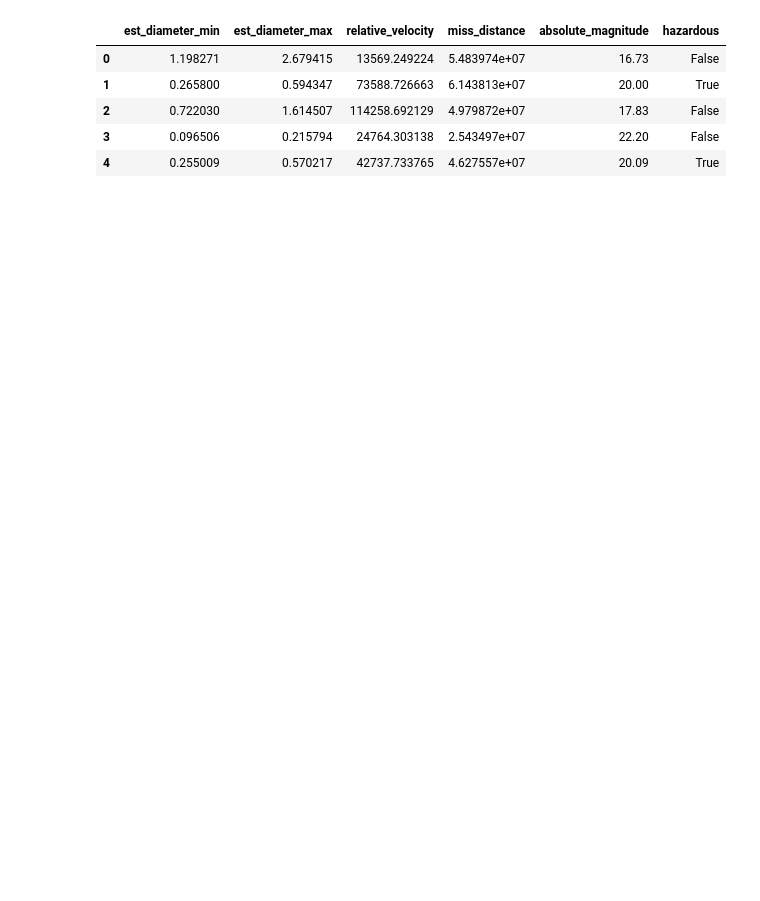
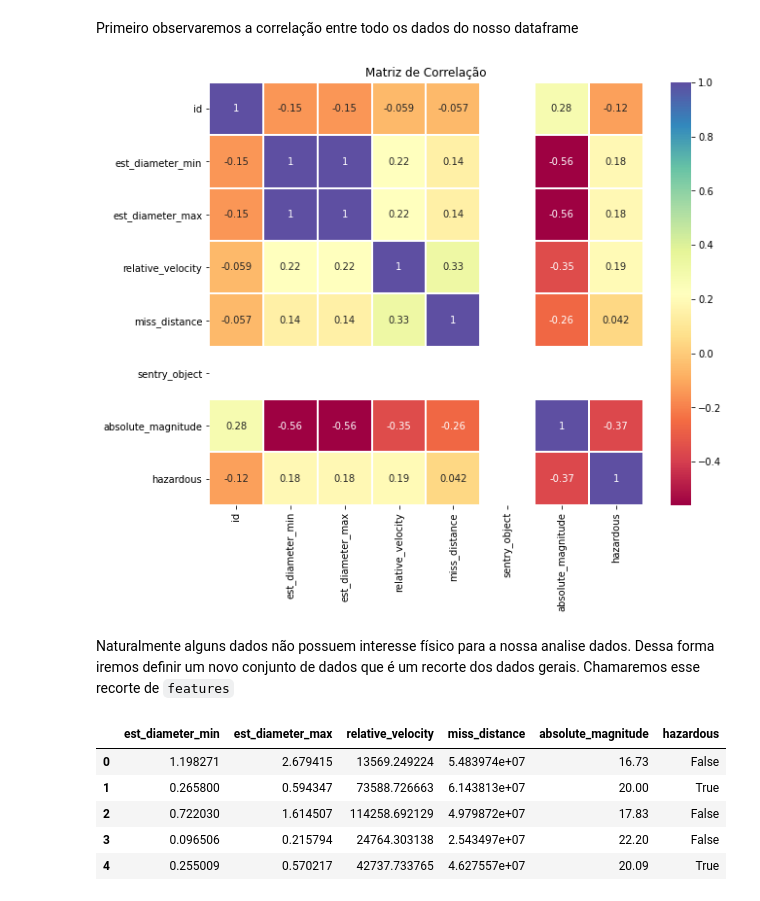
Before and after one commit to barauna-lo/Code_Library, a Jupyter notebook: TCC_PUCMinas.ipynb, the cells around one changed output. Cells and saved outputs as stored; diff of their text form; code cells hidden in the pictures; blank space fills up the shorter version.

```diff
--- a/TCC_PUCMinas.ipynb
+++ b/TCC_PUCMinas.ipynb
@@ -96,3 +196,15 @@ df_nasa.head()
+# %% [markdown]
+Primeiro observaremos a correlação entre todo os dados do nosso dataframe
+# %%
+#df = df_nasa
+plt.figure(figsize=(10,8))
+plt.title('Matriz de Correlação')
+sns.heatmap(df_nasa.corr(),annot=True, linewidths = 0.1, linecolor = 'white', cmap="Spectral")
+plt.show()
+# %% [output]
+[figure, added]
+# %% [markdown]
+Naturalmente alguns dados não possuem interesse físico para a nossa analise dados. Dessa forma iremos definir um novo conjunto de dados que é um recorte dos dados gerais. Chamaremos esse recorte de `features`
 # %%
 features = df_nasa.drop(['id', 'name', 'orbiting_body', 'sentry_object'], axis=1)
 features.head()
```
Also changed, not shown: parts of 64 cells of this notebook.
